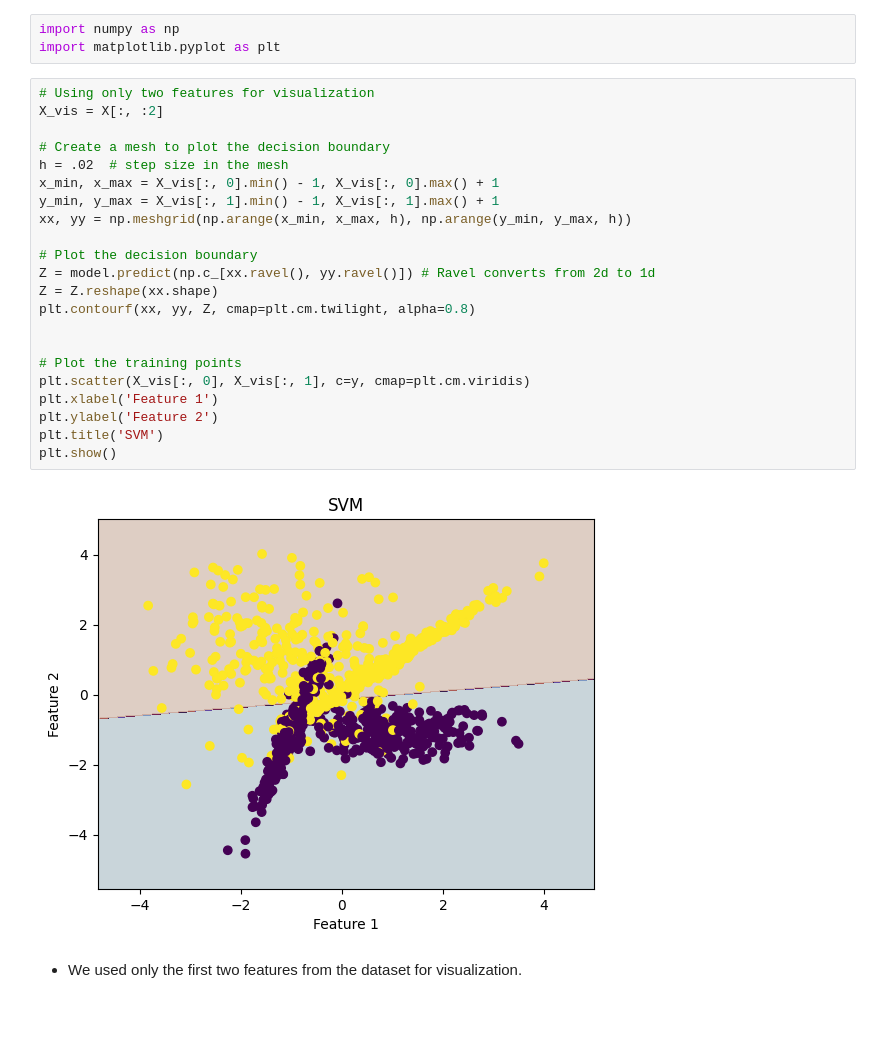
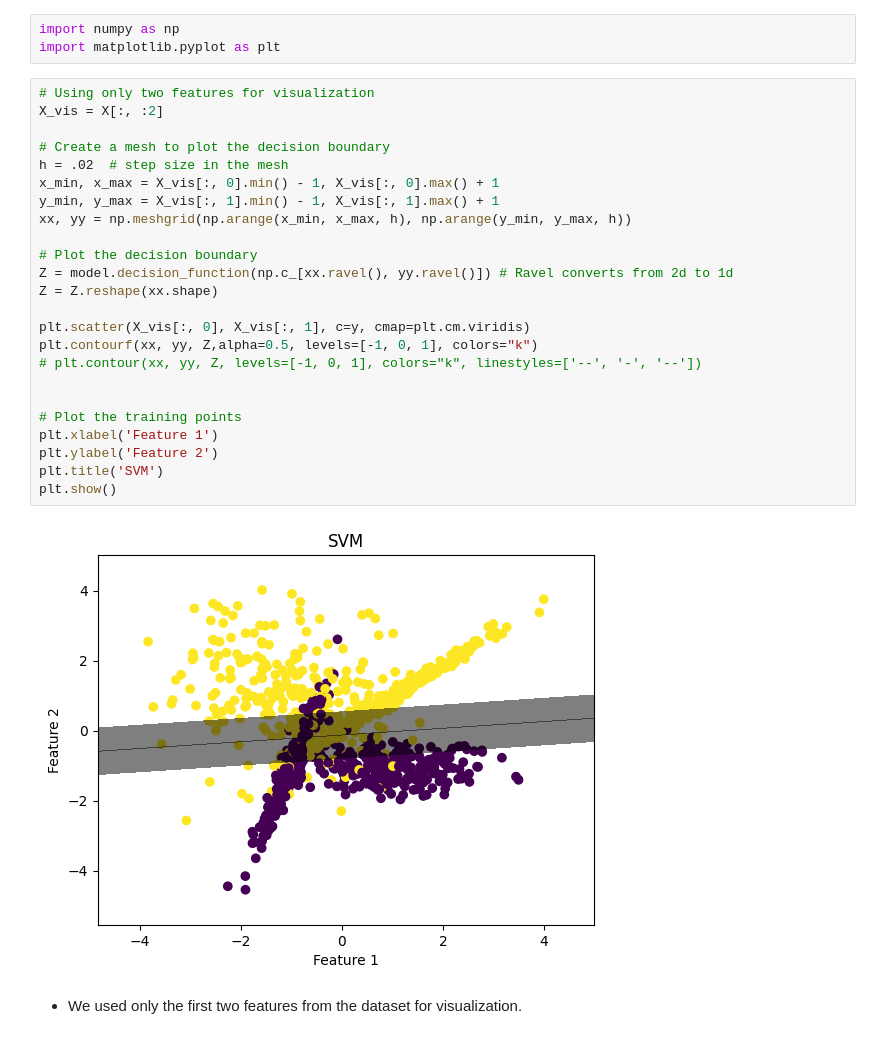
Before and after one commit to akshay-rajan/S3, a Jupyter notebook: DS/support_vector_machines.ipynb, the cells around one changed output. Saved outputs shown, nothing was run; the diff lists cells and outputs as text.

Commit message:
Update plot

```diff
--- a/DS/support_vector_machines.ipynb
+++ b/DS/support_vector_machines.ipynb
@@ -91,27 +91,29 @@ import matplotlib.pyplot as plt
 # %%
 # Using only two features for visualization
 X_vis = X[:, :2]
 
 # Create a mesh to plot the decision boundary
 h = .02  # step size in the mesh
 x_min, x_max = X_vis[:, 0].min() - 1, X_vis[:, 0].max() + 1
 y_min, y_max = X_vis[:, 1].min() - 1, X_vis[:, 1].max() + 1
 xx, yy = np.meshgrid(np.arange(x_min, x_max, h), np.arange(y_min, y_max, h))
 
 # Plot the decision boundary
-Z = model.predict(np.c_[xx.ravel(), yy.ravel()]) # Ravel converts from 2d to 1d
+Z = model.decision_function(np.c_[xx.ravel(), yy.ravel()]) # Ravel converts from 2d to 1d
 Z = Z.reshape(xx.shape)
-plt.contourf(xx, yy, Z, cmap=plt.cm.twilight, alpha=0.8)
+
+plt.scatter(X_vis[:, 0], X_vis[:, 1], c=y, cmap=plt.cm.viridis)
+plt.contourf(xx, yy, Z,alpha=0.5, levels=[-1, 0, 1], colors="k")
+# plt.contour(xx, yy, Z, levels=[-1, 0, 1], colors="k", linestyles=['--', '-', '--'])
 
 
 # Plot the training points
-plt.scatter(X_vis[:, 0], X_vis[:, 1], c=y, cmap=plt.cm.viridis)
 plt.xlabel('Feature 1')
 plt.ylabel('Feature 2')
 plt.title('SVM')
 plt.show()
 # %% [output]
-[figure, old version]
+[figure, new version]
 # %% [markdown]
 - We used only the first two features from the dataset for visualization.
 # %% [markdown]
```
